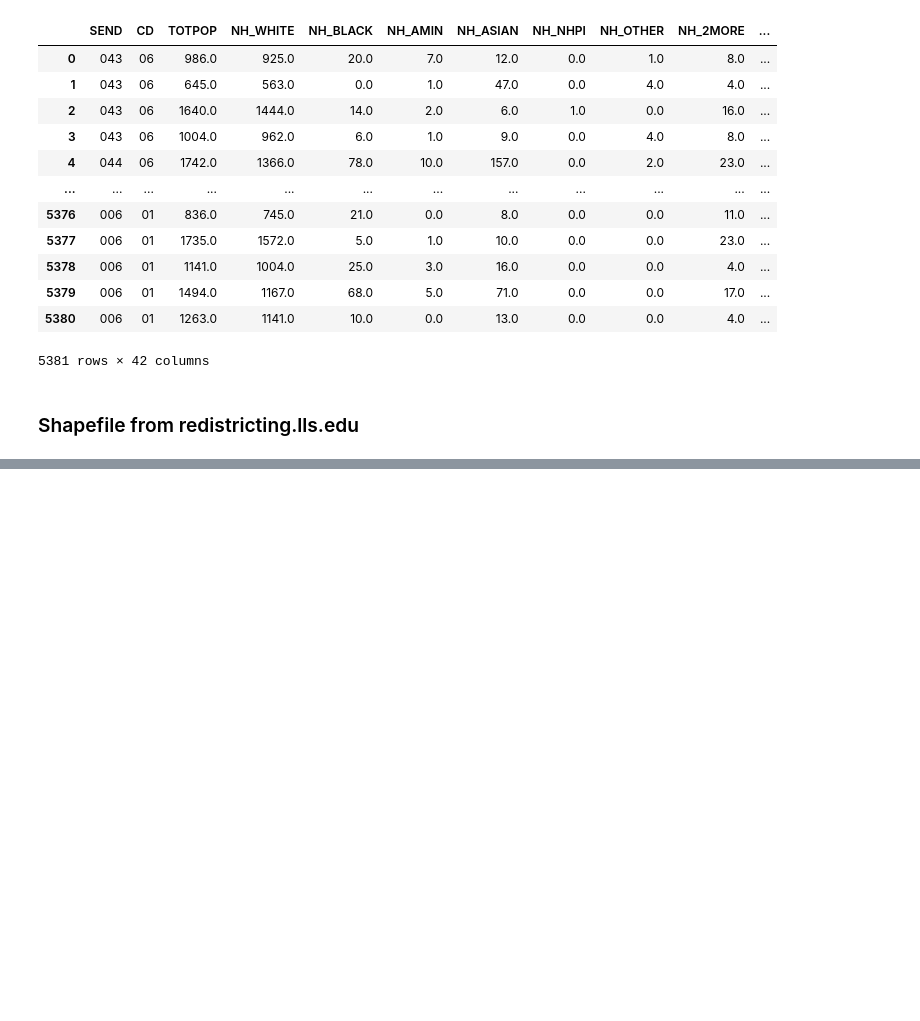
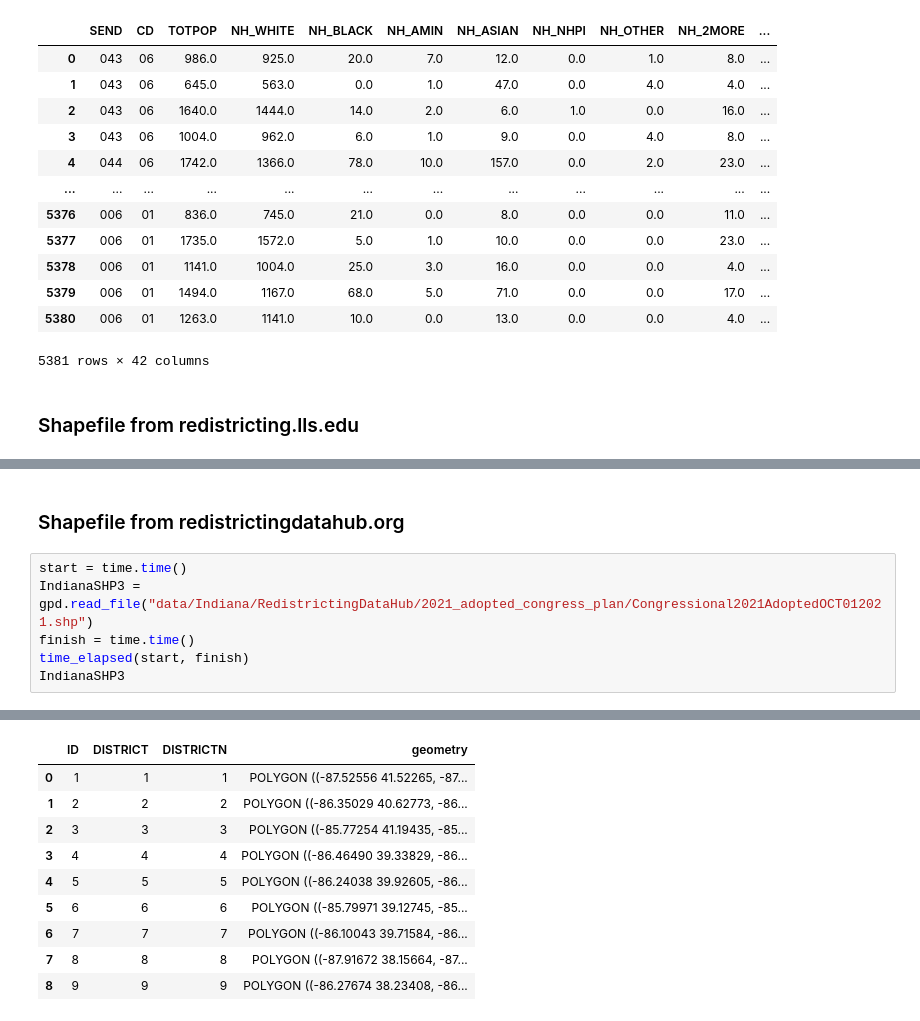
Before and after one commit to wh33les/GerrymanderingProject, a Jupyter notebook: ReadingShapefiles.ipynb, the cells around one changed output, grey strips where cells are left out. Drawn from its saved outputs; the diff is of its cells as text; blank space fills up the shorter version.

Commit message:
Organized Indiana folders.

```diff
--- a/ReadingShapefiles.ipynb
+++ b/ReadingShapefiles.ipynb
@@ -95,3 +95,12 @@ Total time elapsed = 0.07843494415283203 seconds
 | 7 | 8 | Eighth Congressional District | 1.905534e+10 | 1.066703e+06 | Larry Bucshon | Republican | http://bucshon.house.gov/ | 1005 Longworth House Office Building | Washington, DC 20515 | ... |
 | 8 | 9 | Ninth Congressional District | 1.175880e+10 | 6.433001e+05 | Todd Young | Republican | http://toddyoung.house.gov/ | 1007 Longworth House Office Building | Washington, DC 20515 | ... |
 9 rows × 23 columns
+# %% [markdown]
+### Shapefile from redistrictingdatahub.org
+# %%
+start = time.time()
+IndianaSHP3 = gpd.read_file("data/Indiana/RedistrictingDataHub/2021_adopted_congress_plan/Congressional2021AdoptedOCT012021.shp")
+finish = time.time()
+time_elapsed(start, finish)
+IndianaSHP3
+# %% [output]
@@ -97,0 +108,10 @@ Total time elapsed = 0.07843494415283203 seconds
+|  | ID | DISTRICT | DISTRICTN | geometry |
+| 0 | 1 | 1 | 1 | POLYGON ((-87.52556 41.52265, -87... |
+| 1 | 2 | 2 | 2 | POLYGON ((-86.35029 40.62773, -86... |
+| 2 | 3 | 3 | 3 | POLYGON ((-85.77254 41.19435, -85... |
+| 3 | 4 | 4 | 4 | POLYGON ((-86.46490 39.33829, -86... |
+| 4 | 5 | 5 | 5 | POLYGON ((-86.24038 39.92605, -86... |
+| 5 | 6 | 6 | 6 | POLYGON ((-85.79971 39.12745, -85... |
+| 6 | 7 | 7 | 7 | POLYGON ((-86.10043 39.71584, -86... |
+| 7 | 8 | 8 | 8 | POLYGON ((-87.91672 38.15664, -87... |
+| 8 | 9 | 9 | 9 | POLYGON ((-86.27674 38.23408, -86... |
```
Also changed, not shown: parts of 4 cells of this notebook, 42 other files.
